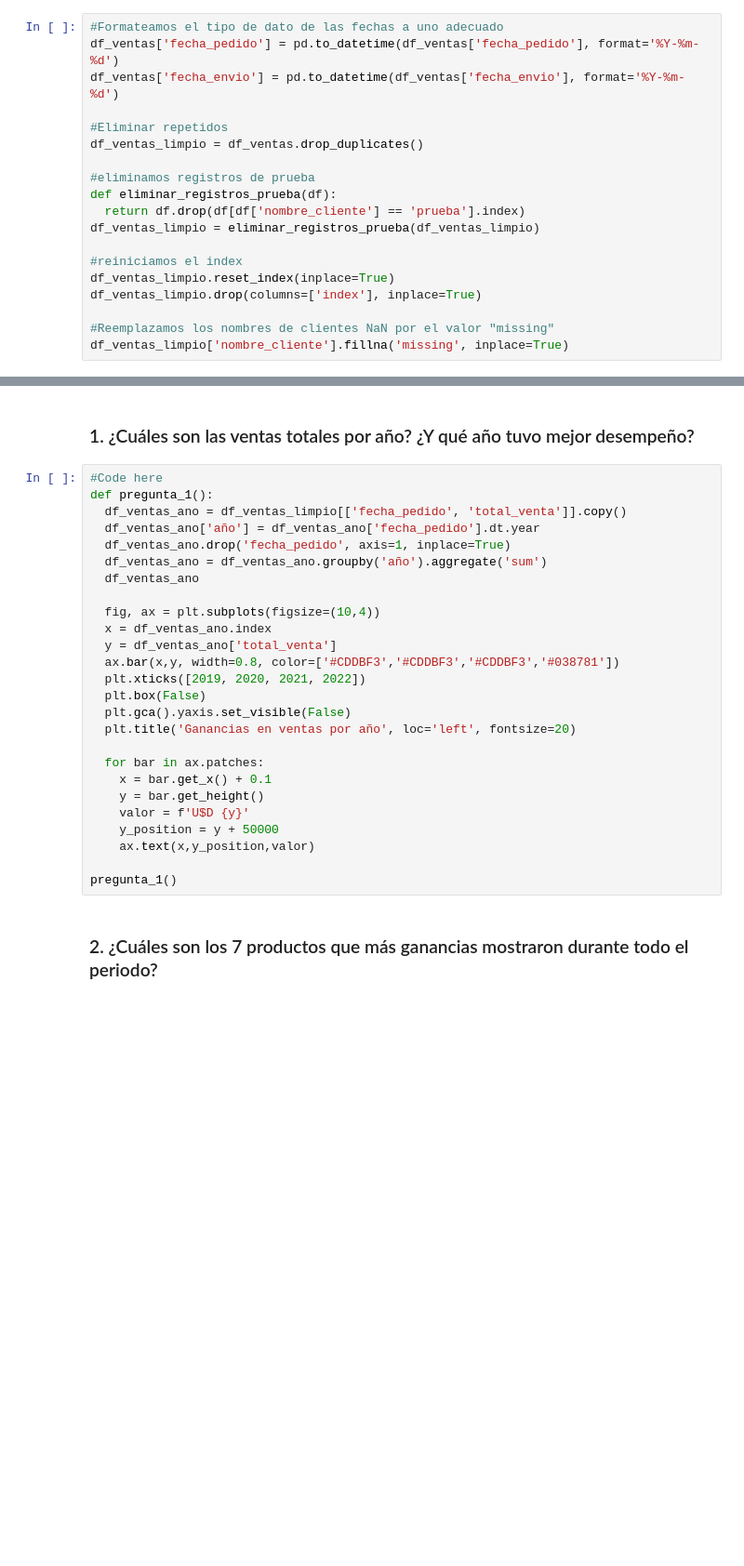
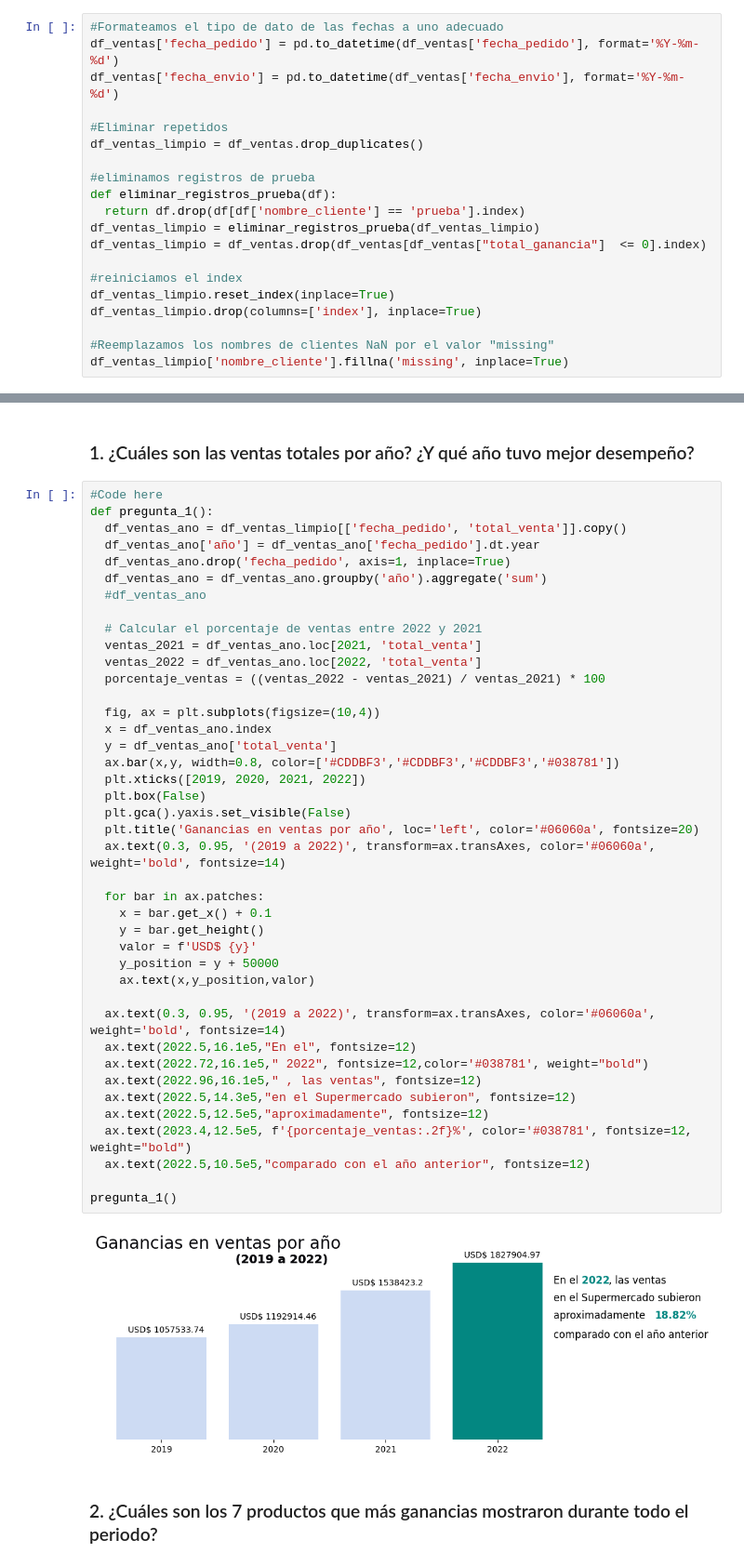
Before and after one commit to pabloing93/supermarket-sales-analysis, a Jupyter notebook: Supermarket_Sales_Analysis.ipynb, the cells around one changed output, grey strips where cells are left out. Shown: that part at 93% size. Saved outputs shown, nothing was run; the diff lists cells and outputs as text; blank space fills up the shorter version.

```diff
--- a/Supermarket_Sales_Analysis.ipynb
+++ b/Supermarket_Sales_Analysis.ipynb
@@ -36,6 +36,7 @@ df_ventas_limpio = df_ventas.drop_duplicates()
 def eliminar_registros_prueba(df):
   return df.drop(df[df['nombre_cliente'] == 'prueba'].index)
 df_ventas_limpio = eliminar_registros_prueba(df_ventas_limpio)
+df_ventas_limpio = df_ventas.drop(df_ventas[df_ventas["total_ganancia"]  <= 0].index)
 
 #reiniciamos el index
 df_ventas_limpio.reset_index(inplace=True)
@@ -50,29 +65,46 @@ df_ventas_limpio['nombre_cliente'].fillna('missing', inplace=True)
 # %%
 #Code here
 def pregunta_1():
   df_ventas_ano = df_ventas_limpio[['fecha_pedido', 'total_venta']].copy()
   df_ventas_ano['año'] = df_ventas_ano['fecha_pedido'].dt.year
   df_ventas_ano.drop('fecha_pedido', axis=1, inplace=True)
   df_ventas_ano = df_ventas_ano.groupby('año').aggregate('sum')
-  df_ventas_ano
+  #df_ventas_ano
+
+  # Calcular el porcentaje de ventas entre 2022 y 2021
+  ventas_2021 = df_ventas_ano.loc[2021, 'total_venta']
+  ventas_2022 = df_ventas_ano.loc[2022, 'total_venta']
+  porcentaje_ventas = ((ventas_2022 - ventas_2021) / ventas_2021) * 100
 
   fig, ax = plt.subplots(figsize=(10,4))
   x = df_ventas_ano.index
   y = df_ventas_ano['total_venta']
   ax.bar(x,y, width=0.8, color=['#CDDBF3','#CDDBF3','#CDDBF3','#038781'])
   plt.xticks([2019, 2020, 2021, 2022])
   plt.box(False)
   plt.gca().yaxis.set_visible(False)
-  plt.title('Ganancias en ventas por año', loc='left', fontsize=20)
+  plt.title('Ganancias en ventas por año', loc='left', color='#06060a', fontsize=20)
+  ax.text(0.3, 0.95, '(2019 a 2022)', transform=ax.transAxes, color='#06060a', weight='bold', fontsize=14)
 
   for bar in ax.patches:
     x = bar.get_x() + 0.1
     y = bar.get_height()
-    valor = f'U$D {y}'
+    valor = f'USD$ {y}'
     y_position = y + 50000
     ax.text(x,y_position,valor)
 
+  ax.text(0.3, 0.95, '(2019 a 2022)', transform=ax.transAxes, color='#06060a', weight='bold', fontsize=14)
+  ax.text(2022.5,16.1e5,"En el", fontsize=12)
+  ax.text(2022.72,16.1e5," 2022", fontsize=12,color='#038781', weight="bold")
+  ax.text(2022.96,16.1e5," , las ventas", fontsize=12)
+  ax.text(2022.5,14.3e5,"en el Supermercado subieron", fontsize=12)
+  ax.text(2022.5,12.5e5,"aproximadamente", fontsize=12)
+  ax.text(2023.4,12.5e5, f'{porcentaje_ventas:.2f}%', color='#038781', fontsize=12, weight="bold")
+  ax.text(2022.5,10.5e5,"comparado con el año anterior", fontsize=12)
+
 pregunta_1()
+# %% [output]
+[figure, added]
 # %% [markdown]
 ### 2. ¿Cuáles son los 7 productos que más ganancias mostraron durante todo el periodo?
 # %%
```
Also changed, not shown: parts of 6 cells of this notebook.
